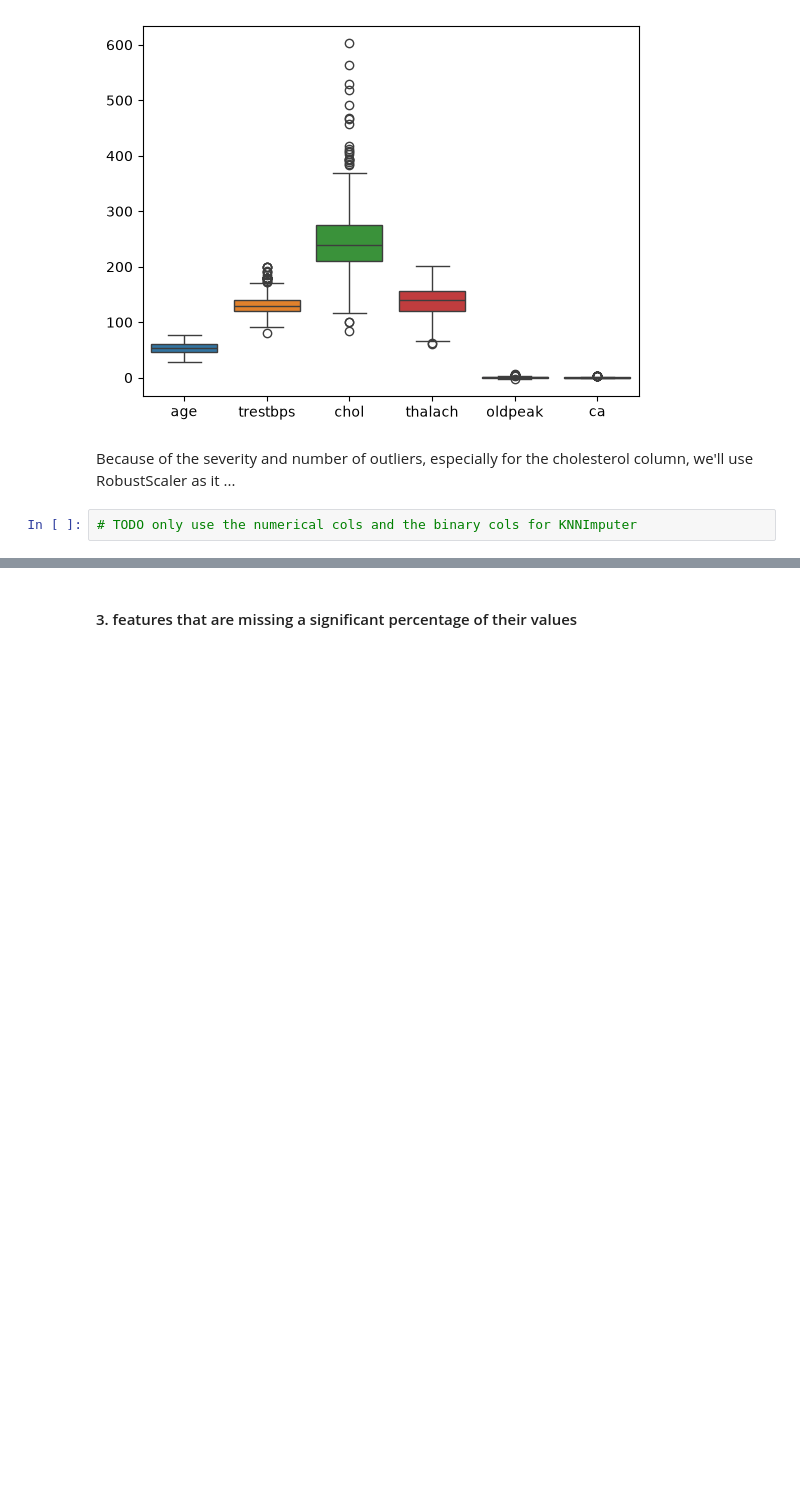
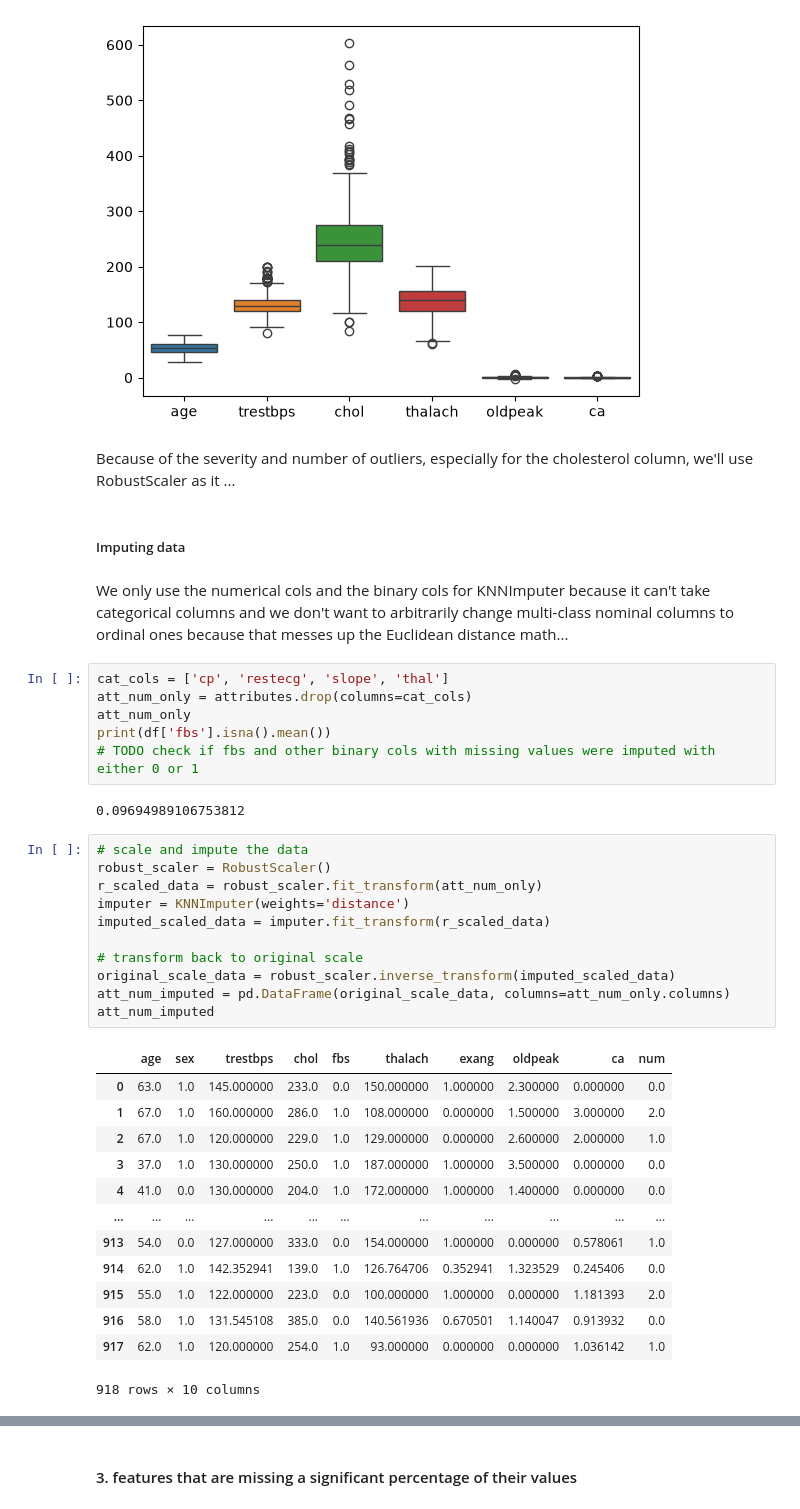
Before and after one commit to ThereseColeongco/hd-classifier, a Jupyter notebook: classifier.ipynb, the cells around one changed output, grey strips where cells are left out. Cells and saved outputs as stored; diff of their text form; blank space fills up the shorter version.

Commit message:
imputed columns...still need to check if done accurately and put it together with the rest of the data

```diff
--- a/classifier.ipynb
+++ b/classifier.ipynb
@@ -356,5 +356,40 @@ sns.boxplot(data=num_feats)
 [figure]
 # %% [markdown]
 Because of the severity and number of outliers, especially for the cholesterol column, we'll use RobustScaler as it ...
+# %% [markdown]
+##### Imputing data
+# %% [markdown]
+We only use the numerical cols and the binary cols for KNNImputer because it can't take categorical columns and we don't want to arbitrarily change multi-class nominal columns to ordinal ones because that messes up the Euclidean distance math...
 # %%
-# TODO only use the numerical cols and the binary cols for KNNImputer
+cat_cols = ['cp', 'restecg', 'slope', 'thal']
+att_num_only = attributes.drop(columns=cat_cols)
+att_num_only
+print(df['fbs'].isna().mean())
+# TODO check if fbs and other binary cols with missing values were imputed with either 0 or 1
+# %% [output]
+0.09694989106753812
+# %%
+# scale and impute the data
+robust_scaler = RobustScaler()
+r_scaled_data = robust_scaler.fit_transform(att_num_only)
+imputer = KNNImputer(weights='distance')
+imputed_scaled_data = imputer.fit_transform(r_scaled_data)
+
+# transform back to original scale
+original_scale_data = robust_scaler.inverse_transform(imputed_scaled_data)
+att_num_imputed = pd.DataFrame(original_scale_data, columns=att_num_only.columns)
+att_num_imputed
+# %% [output]
+|  | age | sex | trestbps | chol | fbs | thalach | exang | oldpeak | ca | num |
+| 0 | 63.0 | 1.0 | 145.000000 | 233.0 | 0.0 | 150.000000 | 1.000000 | 2.300000 | 0.000000 | 0.0 |
+| 1 | 67.0 | 1.0 | 160.000000 | 286.0 | 1.0 | 108.000000 | 0.000000 | 1.500000 | 3.000000 | 2.0 |
+| 2 | 67.0 | 1.0 | 120.000000 | 229.0 | 1.0 | 129.000000 | 0.000000 | 2.600000 | 2.000000 | 1.0 |
+| 3 | 37.0 | 1.0 | 130.000000 | 250.0 | 1.0 | 187.000000 | 1.000000 | 3.500000 | 0.000000 | 0.0 |
+| 4 | 41.0 | 0.0 | 130.000000 | 204.0 | 1.0 | 172.000000 | 1.000000 | 1.400000 | 0.000000 | 0.0 |
+| ... | ... | ... | ... | ... | ... | ... | ... | ... | ... | ... |
+| 913 | 54.0 | 0.0 | 127.000000 | 333.0 | 0.0 | 154.000000 | 1.000000 | 0.000000 | 0.578061 | 1.0 |
+| 914 | 62.0 | 1.0 | 142.352941 | 139.0 | 1.0 | 126.764706 | 0.352941 | 1.323529 | 0.245406 | 0.0 |
+| 915 | 55.0 | 1.0 | 122.000000 | 223.0 | 0.0 | 100.000000 | 1.000000 | 0.000000 | 1.181393 | 2.0 |
+| 916 | 58.0 | 1.0 | 131.545108 | 385.0 | 0.0 | 140.561936 | 0.670501 | 1.140047 | 0.913932 | 0.0 |
+| 917 | 62.0 | 1.0 | 120.000000 | 254.0 | 1.0 | 93.000000 | 0.000000 | 0.000000 | 1.036142 | 1.0 |
+918 rows × 10 columns
```
Also changed, not shown: parts of 3 cells of this notebook.
